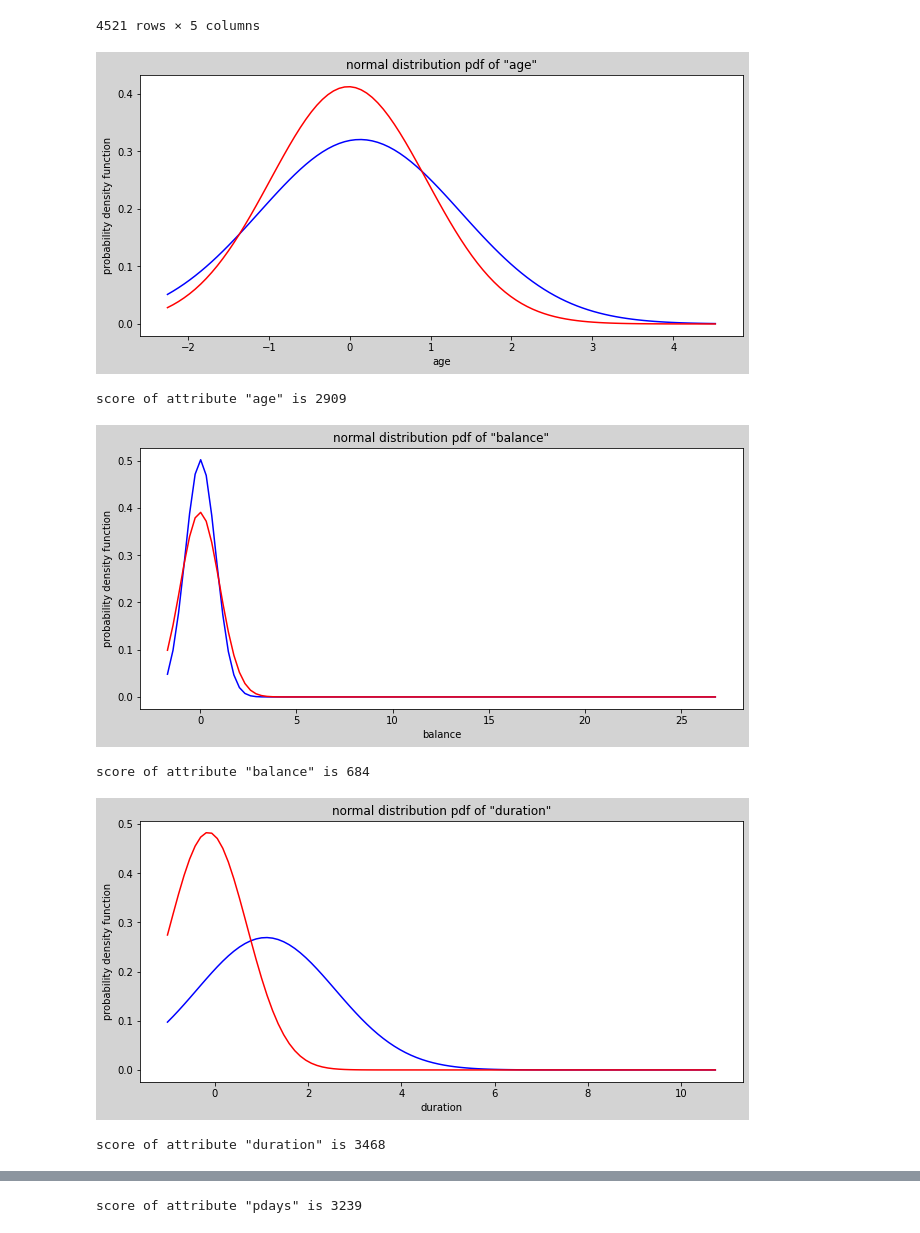
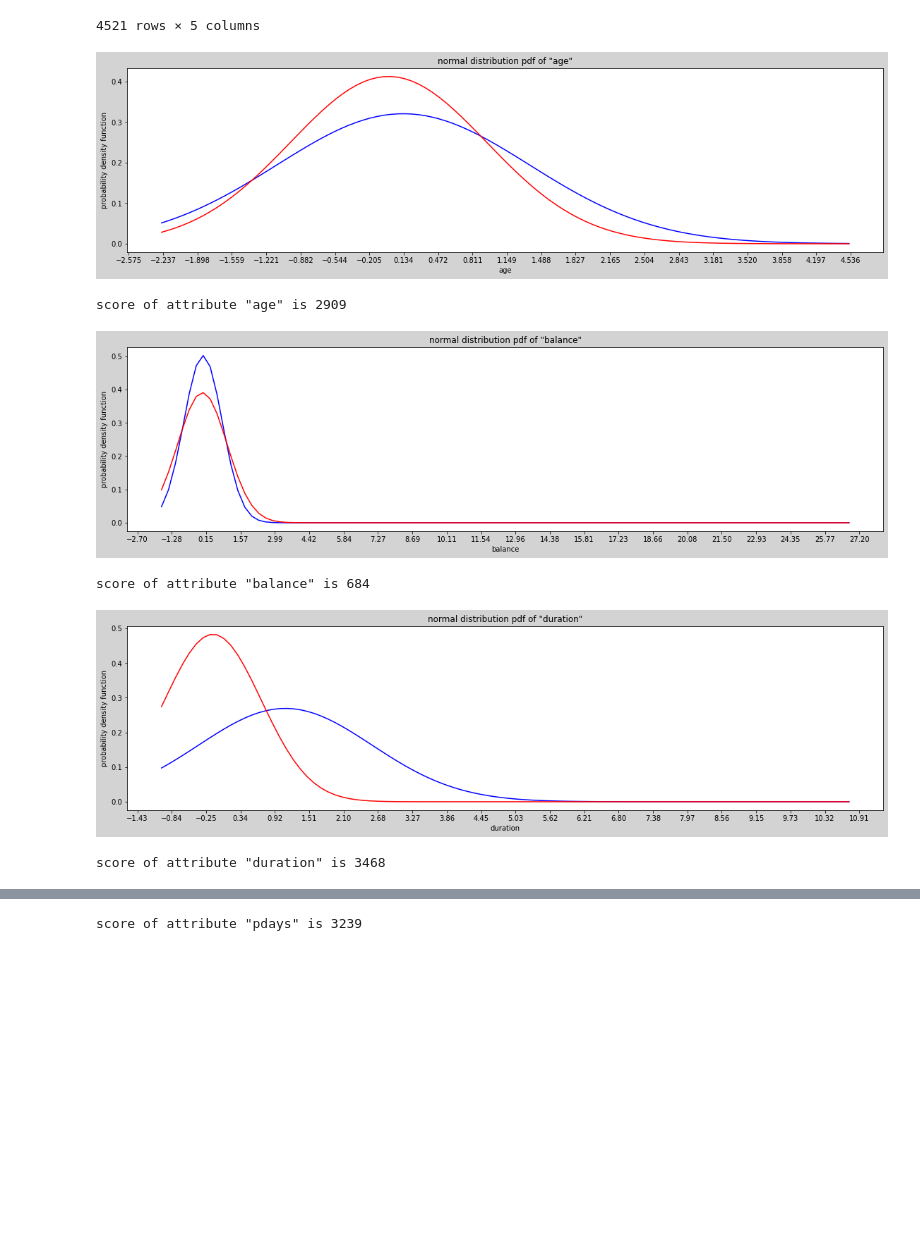
Before and after one commit to ALotov2000/ut-ai-assignment0, a Jupyter notebook: AI-CA0.ipynb, the cells around one changed output, grey strips where cells are left out. Saved outputs shown, nothing was run; the diff lists cells and outputs as text; code cells hidden in the pictures; blank space fills up the shorter version.

```diff
--- a/AI-CA0.ipynb
+++ b/AI-CA0.ipynb
@@ -212,16 +212,18 @@ print(avg, ':', 'processed in {:f}'.format(stopTime - startTime))
 # %% [output]
 956.3408674526528 : processed in 0.169040
 # %%
+
 for col in df:
   if col == 'job' or col == 'y':
     continue
 
   plot.figure(
-    figsize=[10.8, 4.8],
+    figsize=[19.2, 4.8],
     facecolor='lightgrey'
 
   )
   plot.title('histogram of "{}"'.format(col))
+
   plot.xlabel(col)
   plot.ylabel('quantity')
   plot.hist(
@@ -233,7 +235,7 @@ for col in df:
   plot.show()
 
   plot.figure(
-    figsize=[10.8, 4.8],
+    figsize=[19.2, 4.8],
     facecolor='grey'
   )
   plot.title('bar plot of "{}"'.format(col))
@@ -292,38 +294,45 @@ for col in StandardizedData:
         continue
 
     plot.figure(
-        figsize=[10.8, 4.8],
+        figsize=[19.2, 4.8],
         facecolor='lightgrey'
     )
     plot.title('normal distribution pdf of "{}"'.format(col))
+
+    xlimMin = StandardizedData[col].min()
+    xlimMax = StandardizedData[col].max()
+
+    plot.xticks(np.arange(xlimMin - 1, xlimMax + 1, (xlimMax - xlimMin) / 20))
     plot.xlabel(col)
     plot.ylabel('probability density function')
     x = np.linspace(StandardizedData[col].min(), StandardizedData[col].max(), 100)
 
     m1 = StandardizedData[StandardizedData['y'] == 1][col].mean()
     s1 = StandardizedData[StandardizedData['y'] == 1][col].std()
     plot.plot(
             x,
             stat.norm.pdf(x, loc=m1, scale=s1),
             color='blue',
             )
 
     m0 = StandardizedData[StandardizedData['y'] == 0][col].mean()
     s0 = StandardizedData[StandardizedData['y'] == 0][col].std()
     plot.plot(
             x,
             stat.norm.pdf(x, loc=m0, scale=s0),
             color='red',
             )
     plot.show()
 
     print('score of attribute "{}" is {}'
             .format(col,
-                    len(StandardizedData[StandardizedData['y'] == (stat.norm.pdf(StandardizedData[col], loc=m1, scale=s1) > stat.norm.pdf(StandardizedData[col], loc=m0, scale=s0))])))
+                    len(StandardizedData[StandardizedData['y'] ==
+                            (stat.norm.pdf(StandardizedData[col], loc=m1, scale=s1) >
+                                    stat.norm.pdf(StandardizedData[col], loc=m0, scale=s0))])))
 # %% [output]
-[figure, old version]
+[figure, new version]
 score of attribute "age" is 2909
-[figure, old version]
+[figure, new version]
 score of attribute "balance" is 684
-[figure, old version]
+[figure, new version]
 score of attribute "duration" is 3468
```
Also changed, not shown: parts of 2 cells of this notebook.
